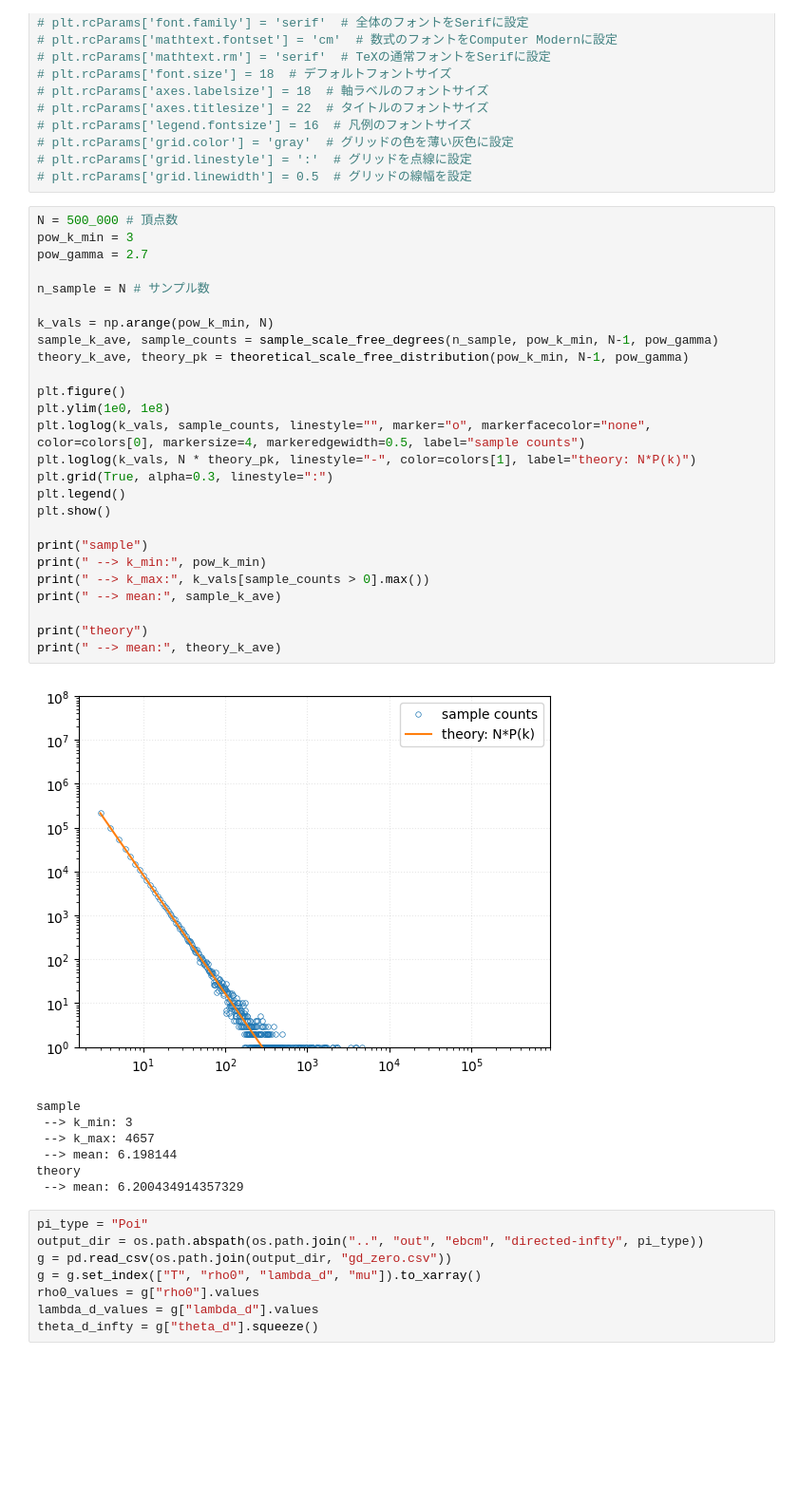
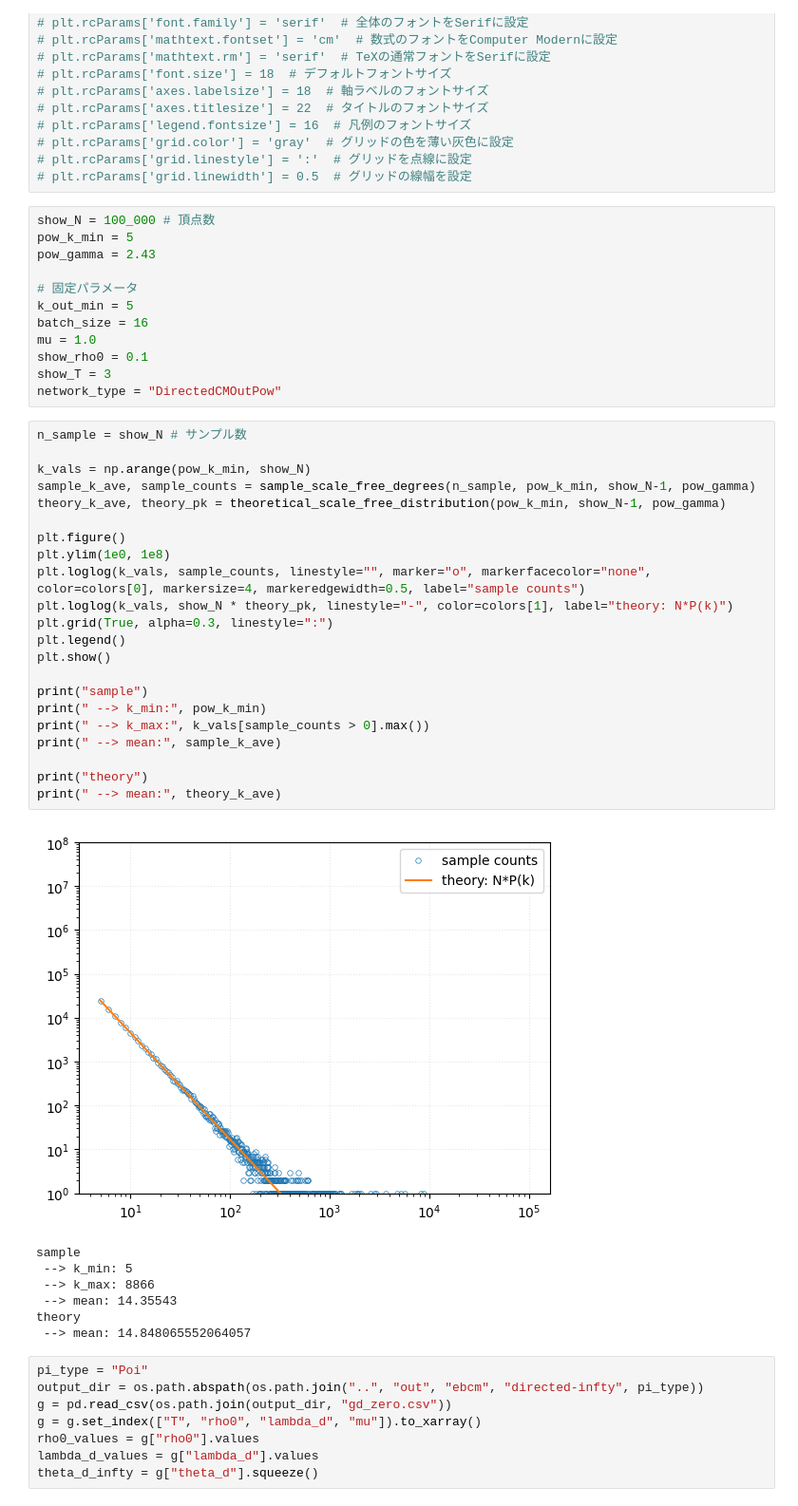
Before and after one commit to Kojirouuuu/directed-network-simulations, a Jupyter notebook: notebooks/EBCM-SAR.ipynb, the cells around one changed output. Shown at 95% size. Cells and saved outputs as stored; diff of their text form; blank space fills up the shorter version.

```diff
--- a/notebooks/EBCM-SAR.ipynb
+++ b/notebooks/EBCM-SAR.ipynb
@@ -29,40 +29,48 @@ linestyles = ["-", "--", "-.", ":", "-", "--", "-.", ":", "-", "--", "-.", ":"]
 # plt.rcParams['grid.color'] = 'gray'  # グリッドの色を薄い灰色に設定
 # plt.rcParams['grid.linestyle'] = ':'  # グリッドを点線に設定
 # plt.rcParams['grid.linewidth'] = 0.5  # グリッドの線幅を設定
+# %%
+show_N = 100_000 # 頂点数
+pow_k_min = 5
+pow_gamma = 2.43
+
+# 固定パラメータ
+k_out_min = 5
+batch_size = 16
+mu = 1.0
+show_rho0 = 0.1
+show_T = 3
+network_type = "DirectedCMOutPow"
 # %%
-N = 500_000 # 頂点数
-pow_k_min = 3
-pow_gamma = 2.7
+n_sample = show_N # サンプル数
 
-n_sample = N # サンプル数
-
-k_vals = np.arange(pow_k_min, N)
-sample_k_ave, sample_counts = sample_scale_free_degrees(n_sample, pow_k_min, N-1, pow_gamma)
-theory_k_ave, theory_pk = theoretical_scale_free_distribution(pow_k_min, N-1, pow_gamma)
+k_vals = np.arange(pow_k_min, show_N)
+sample_k_ave, sample_counts = sample_scale_free_degrees(n_sample, pow_k_min, show_N-1, pow_gamma)
+theory_k_ave, theory_pk = theoretical_scale_free_distribution(pow_k_min, show_N-1, pow_gamma)
 
 plt.figure()
 plt.ylim(1e0, 1e8)
 plt.loglog(k_vals, sample_counts, linestyle="", marker="o", markerfacecolor="none", color=colors[0], markersize=4, markeredgewidth=0.5, label="sample counts")
-plt.loglog(k_vals, N * theory_pk, linestyle="-", color=colors[1], label="theory: N*P(k)")
+plt.loglog(k_vals, show_N * theory_pk, linestyle="-", color=colors[1], label="theory: N*P(k)")
 plt.grid(True, alpha=0.3, linestyle=":")
 plt.legend()
 plt.show()
 
 print("sample")
 print(" --> k_min:", pow_k_min)
 print(" --> k_max:", k_vals[sample_counts > 0].max())
 print(" --> mean:", sample_k_ave)
 
 print("theory")
 print(" --> mean:", theory_k_ave)
 # %% [output]
-[figure, old version]
+[figure, new version]
 sample
- --> k_min: 3
- --> k_max: 4657
- --> mean: 6.198144
+ --> k_min: 5
+ --> k_max: 8866
+ --> mean: 14.35543
 theory
- --> mean: 6.200434914357329
+ --> mean: 14.848065552064057
 # %%
 pi_type = "Poi"
 output_dir = os.path.abspath(os.path.join("..", "out", "ebcm", "directed-infty", pi_type))
```
Also changed, not shown: parts of 13 cells of this notebook, 6 other files.
